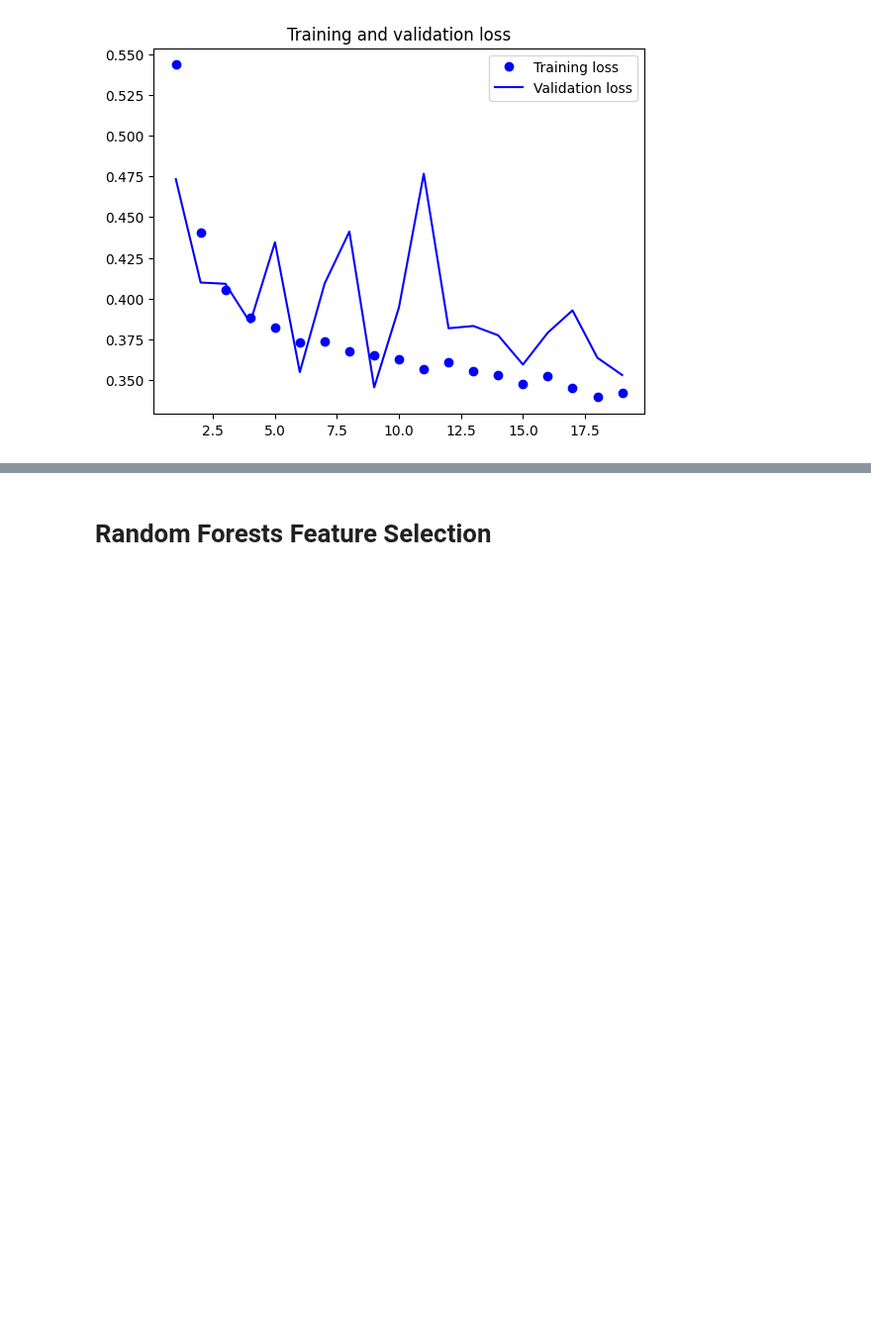
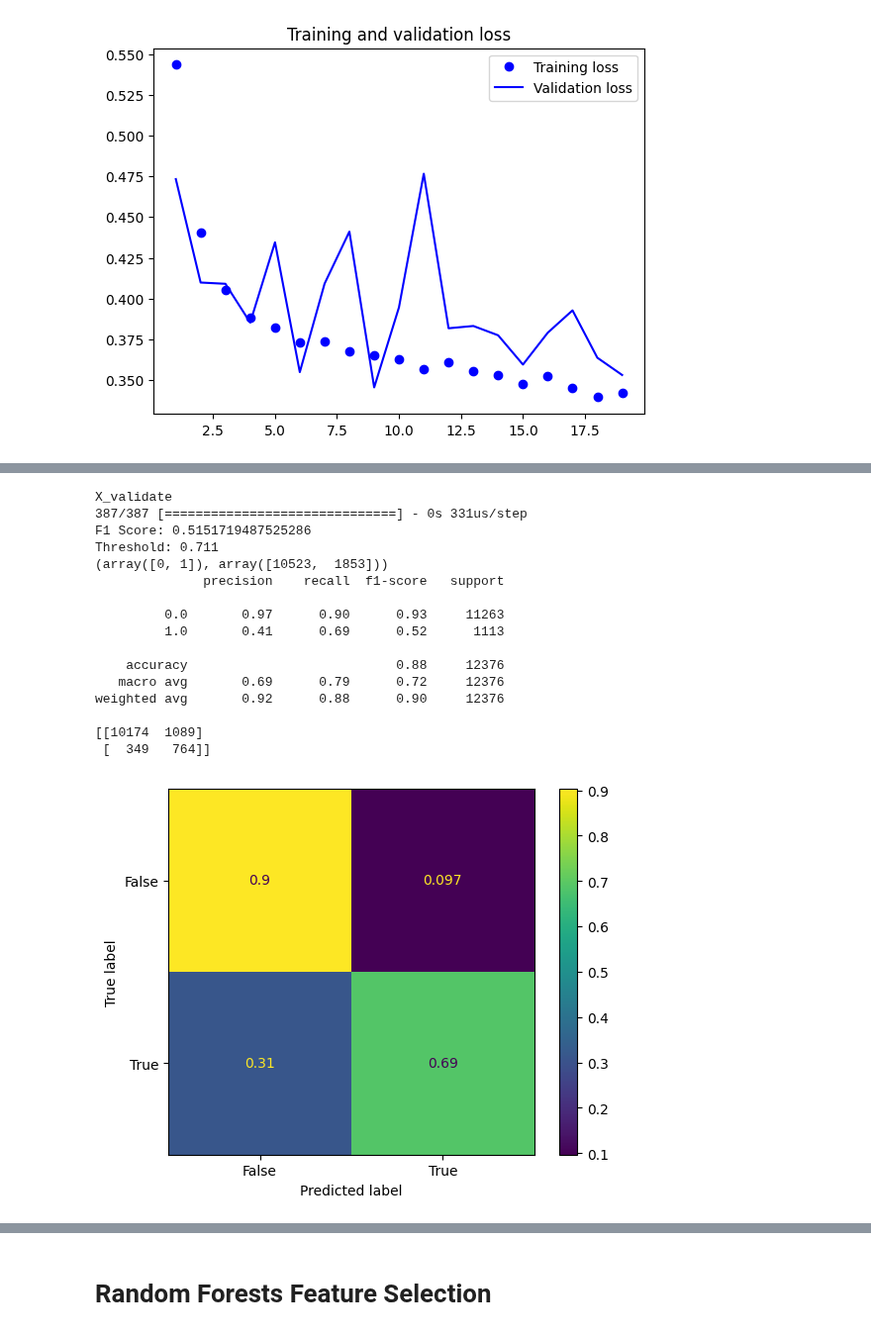
Before and after one commit to ta0a2000t/NASA_Harvest_repo, a Jupyter notebook: Harvest_Event_Detec/harvest_event_detec/nn_model.ipynb, the cells around one changed output, grey strips where cells are left out. Shown at 99% size. Saved outputs shown, nothing was run; the diff lists cells and outputs as text; code cells hidden in the pictures; blank space fills up the shorter version.

```diff
--- a/Harvest_Event_Detec/harvest_event_detec/nn_model.ipynb
+++ b/Harvest_Event_Detec/harvest_event_detec/nn_model.ipynb
@@ -338,0 +311,21 @@ weighted avg       0.91      0.83      0.86      3841
+# %%
+print("X_validate")
+evaluate(X_validate, y_validate, get_prediction_nn(X_validate, model))
+# %% [output]
+X_validate
+387/387 [==============================] - 0s 331us/step
+F1 Score: 0.5151719487525286
+Threshold: 0.711
+(array([0, 1]), array([10523,  1853]))
+              precision    recall  f1-score   support
+
+         0.0       0.97      0.90      0.93     11263
+         1.0       0.41      0.69      0.52      1113
+
+    accuracy                           0.88     12376
+   macro avg       0.69      0.79      0.72     12376
+weighted avg       0.92      0.88      0.90     12376
+
+[[10174  1089]
+ [  349   764]]
+[figure, added]
```
Also changed, not shown: parts of 16 cells of this notebook, 1 other file.
